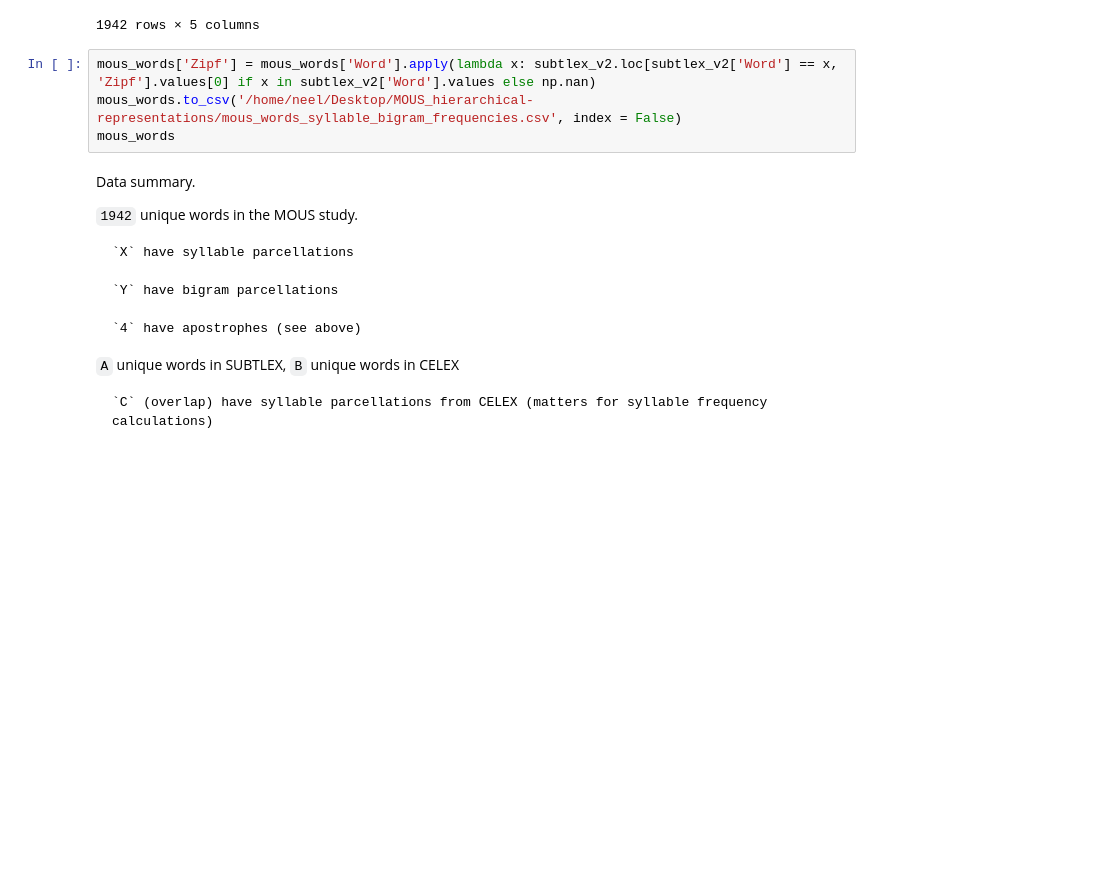
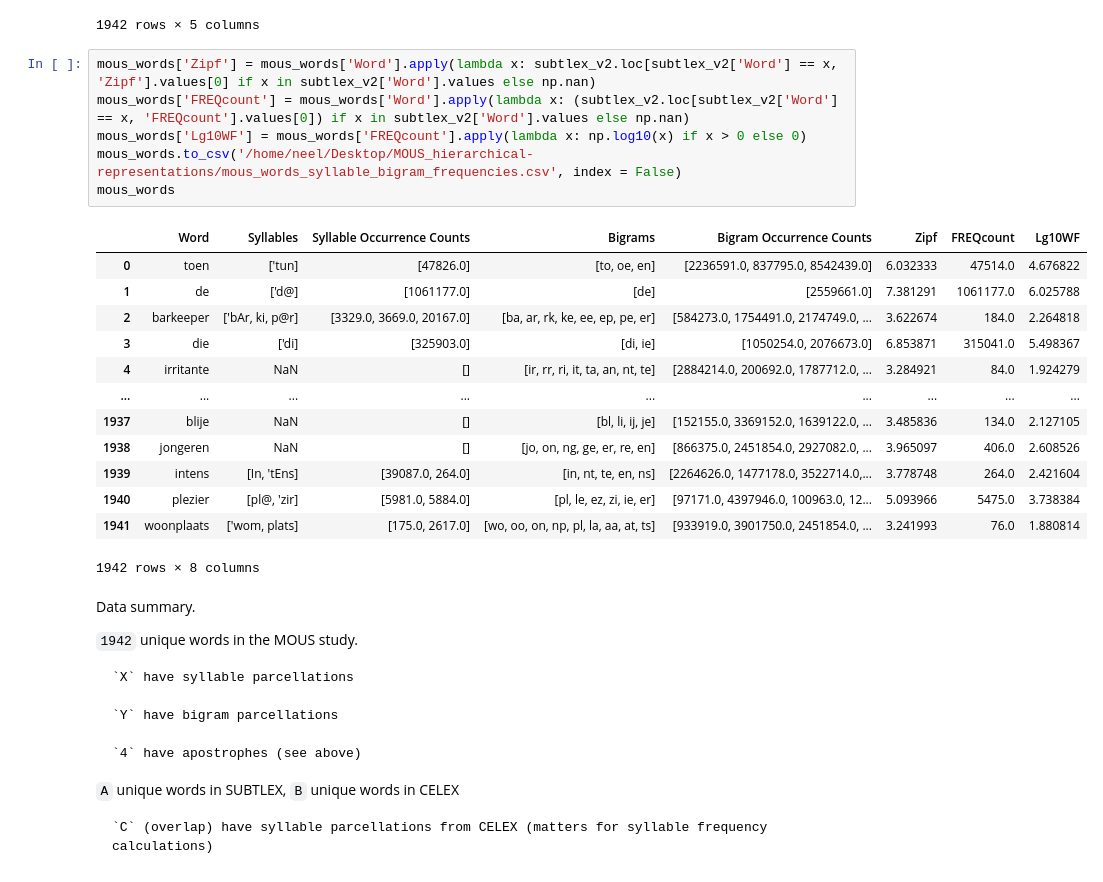
Before and after one commit to suneelbanerjee/MOUS_hierarchical-representations, a Jupyter notebook: master_table.ipynb, the cells around one changed output. Saved outputs shown, nothing was run; the diff lists cells and outputs as text; blank space fills up the shorter version.

```diff
--- a/master_table.ipynb
+++ b/master_table.ipynb
@@ -430,8 +430,24 @@ mous_words
 1942 rows × 5 columns
 # %%
 mous_words['Zipf'] = mous_words['Word'].apply(lambda x: subtlex_v2.loc[subtlex_v2['Word'] == x, 'Zipf'].values[0] if x in subtlex_v2['Word'].values else np.nan)
+mous_words['FREQcount'] = mous_words['Word'].apply(lambda x: (subtlex_v2.loc[subtlex_v2['Word'] == x, 'FREQcount'].values[0]) if x in subtlex_v2['Word'].values else np.nan)
+mous_words['Lg10WF'] = mous_words['FREQcount'].apply(lambda x: np.log10(x) if x > 0 else 0)
 mous_words.to_csv('/home/neel/Desktop/MOUS_hierarchical-representations/mous_words_syllable_bigram_frequencies.csv', index = False)
 mous_words
+# %% [output]
+|  | Word | Syllables | Syllable Occurrence Counts | Bigrams | Bigram Occurrence Counts | Zipf | FREQcount | Lg10WF |
+| 0 | toen | ['tun] | [47826.0] | [to, oe, en] | [2236591.0, 837795.0, 8542439.0] | 6.032333 | 47514.0 | 4.676822 |
+| 1 | de | ['d@] | [1061177.0] | [de] | [2559661.0] | 7.381291 | 1061177.0 | 6.025788 |
+| 2 | barkeeper | ['bAr, ki, p@r] | [3329.0, 3669.0, 20167.0] | [ba, ar, rk, ke, ee, ep, pe, er] | [584273.0, 1754491.0, 2174749.0, ... | 3.622674 | 184.0 | 2.264818 |
+| 3 | die | ['di] | [325903.0] | [di, ie] | [1050254.0, 2076673.0] | 6.853871 | 315041.0 | 5.498367 |
+| 4 | irritante | NaN | [] | [ir, rr, ri, it, ta, an, nt, te] | [2884214.0, 200692.0, 1787712.0, ... | 3.284921 | 84.0 | 1.924279 |
+| ... | ... | ... | ... | ... | ... | ... | ... | ... |
+| 1937 | blije | NaN | [] | [bl, li, ij, je] | [152155.0, 3369152.0, 1639122.0, ... | 3.485836 | 134.0 | 2.127105 |
+| 1938 | jongeren | NaN | [] | [jo, on, ng, ge, er, re, en] | [866375.0, 2451854.0, 2927082.0, ... | 3.965097 | 406.0 | 2.608526 |
+| 1939 | intens | [In, 'tEns] | [39087.0, 264.0] | [in, nt, te, en, ns] | [2264626.0, 1477178.0, 3522714.0,... | 3.778748 | 264.0 | 2.421604 |
+| 1940 | plezier | [pl@, 'zir] | [5981.0, 5884.0] | [pl, le, ez, zi, ie, er] | [97171.0, 4397946.0, 100963.0, 12... | 5.093966 | 5475.0 | 3.738384 |
+| 1941 | woonplaats | ['wom, plats] | [175.0, 2617.0] | [wo, oo, on, np, pl, la, aa, at, ts] | [933919.0, 3901750.0, 2451854.0, ... | 3.241993 | 76.0 | 1.880814 |
+1942 rows × 8 columns
 # %% [markdown]
 Data summary.
 
```
Also changed, not shown: parts of 6 cells of this notebook, 12 other files.
